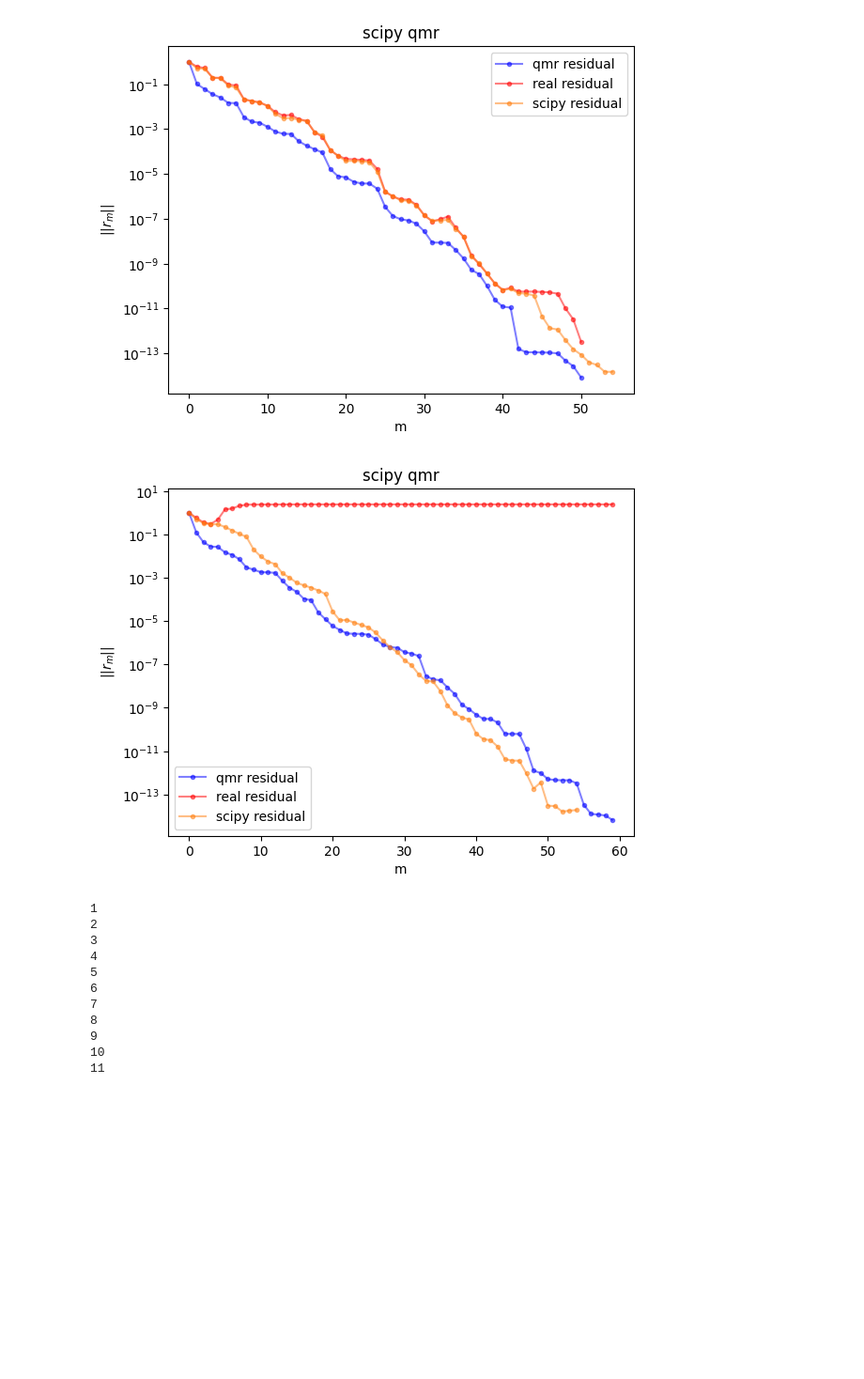
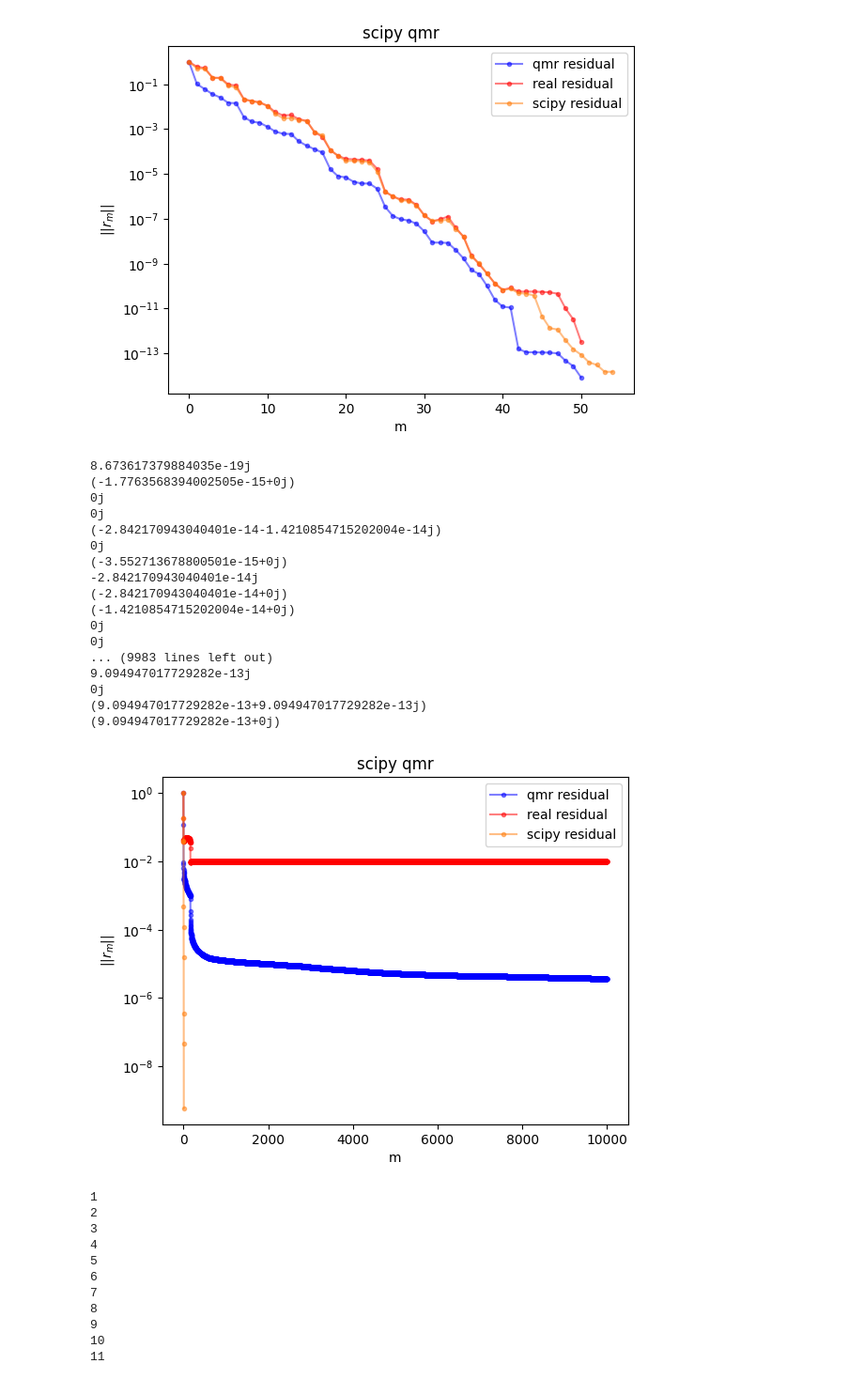
Before and after one commit to KozlovNA/bcg_and_qmr, a Jupyter notebook: bcg_and_qmr.ipynb, the cells around one changed output. Shown at 94% size. Saved outputs shown, nothing was run; the diff lists cells and outputs as text; code cells hidden in the pictures; blank space fills up the shorter version.

Commit message:
complex qmr

```diff
--- a/bcg_and_qmr.ipynb
+++ b/bcg_and_qmr.ipynb
@@ -258,32 +258,28 @@ def cqmr(A, b, x0, max_iter=10000, tol=1e-6):
     for m in np.arange(1, max_iter):
         alpha_m = np.vdot(A@v_m,w_m)
         v_mp1_hat = A@v_m - alpha_m*v_m - beta_m*v_mm1
-        print(v_mp1_hat)
         w_mp1_hat = A.conj().T@w_m - alpha_m*w_m - delta_m*w_mm1
         delta_mp1 = np.sqrt(np.abs(np.vdot(w_mp1_hat, v_mp1_hat)))
-        if delta_mp1 < tol:
+        if np.abs(delta_mp1) < tol:
             break
         beta_mp1 = np.vdot(w_mp1_hat, v_mp1_hat) / delta_mp1
         v_mp1 = v_mp1_hat / delta_mp1
         w_mp1 = w_mp1_hat / beta_mp1
 
-        #modification for complex numbers
-        beta_m = np.abs(beta_m)
-        delta_mp1 = np.abs(delta_mp1)
-        alpha_m = np.abs(alpha_m)
+        t_m_m_mm1 = -beta_m*np.conj(c_mm2)*np.conj(s_mm1) + alpha_m*np.conj(c_mm1)
+        # sc_m_denom = np.sqrt( (t_m_m_mm1)**2 + (delta_mp1)**2 )
+        sc_m_denom = np.sqrt( np.abs(t_m_m_mm1)**2 + np.abs(delta_mp1)**2 )
+        s_m = np.conj(delta_mp1) / sc_m_denom
+        c_m = np.conj(t_m_m_mm1) / sc_m_denom
 
-        t_m_m_mm1 = -beta_m*c_mm2*s_mm1 + alpha_m*c_mm1
-        # sc_m_denom = np.sqrt( (t_m_m_mm1)**2 + (delta_mp1)**2 )
-        sc_m_denom = np.sqrt( t_m_m_mm1**2 + delta_mp1**2 )
-        s_m = delta_mp1 / sc_m_denom
-        c_m = ( t_m_m_mm1 ) / sc_m_denom
-
-        gamma_mp1 = -s_m*gamma_m
+        gamma_mp1 = -np.conj(s_m)*gamma_m
         g = np.append(g, np.abs(gamma_mp1)/np.linalg.norm(r0))
         gamma_m = c_m * gamma_m
 
+        print(-np.conj(s_m)*t_m_m_mm1 + np.conj(c_m)*delta_mp1)
+
         t_m_m = c_m * t_m_m_mm1 + s_m * delta_mp1
-        t_mm1_m = beta_m*c_mm2*c_mm1 + alpha_m*s_mm1
+        t_mm1_m = beta_m*np.conj(c_mm2)*c_mm1 + alpha_m*s_mm1
 
         p_m = 1/t_m_m * (v_m - (beta_m*s_mm2)*p_mm2 - t_mm1_m*p_mm1)
 
@@ -318,36 +314,53 @@ def cqmr(A, b, x0, max_iter=10000, tol=1e-6):
     plt.ylabel(r'$\gamma_{m+1} \;/\; ||r_0||$')
     plt.semilogy()
     plt.grid()
     plt.legend()
     # plt.show()
 
 import cmath
-N = 100
-A = matrix_with_singular_values(np.random.uniform(90.0, 100.0, N), N,N) + np.random.uniform(-10,10,(N,N))# + 1.0j*np.random.uniform(-10,10,(N,N))
+N = 10
+A = matrix_with_singular_values(np.random.uniform(90.0, 100.0, N), N,N) + np.random.uniform(-10,10,(N,N)) + 1.0j*np.random.uniform(-1,1,(N,N))
 b = np.random.rand(N)
 x0 = np.zeros(N)
 
 cqmr(A,b,x0,tol=1e-14)
 
 import scipy.sparse.linalg as scp
 i = [0]
 residuals = np.zeros(10000)
 residuals[0] = 1.0
 r0_norm = np.linalg.norm(A@x0-b)
 def callback_qmr(x, i, r0_norm, residuals):
     i[0] = i[0] + 1
     residuals[i[0]]=np.linalg.norm(A@x-b)/r0_norm
 scp.qmr(A,b,x0,callback= lambda x: callback_qmr(x,i,r0_norm,residuals),tol=1e-14)
 plt.plot(np.arange(0, i[0]), residuals[:i[0]], marker='o', markersize=3, linestyle='-', color='tab:orange', alpha=0.5, label='scipy residual')
 plt.title(r'scipy qmr')
 plt.xlabel('m')
 plt.ylabel(r'$||r_m||$')
 plt.semilogy()
 plt.grid()
 plt.legend()
 plt.show()
 # %% [output]
+8.673617379884035e-19j
+(-1.7763568394002505e-15+0j)
+0j
+0j
+(-2.842170943040401e-14-1.4210854715202004e-14j)
+0j
+(-3.552713678800501e-15+0j)
+-2.842170943040401e-14j
+(-2.842170943040401e-14+0j)
+(-1.4210854715202004e-14+0j)
+0j
+0j
+... (9983 lines left out)
+9.094947017729282e-13j
+0j
+(9.094947017729282e-13+9.094947017729282e-13j)
+(9.094947017729282e-13+0j)
-[figure, old version]
+[figure, new version]
 # %%
 import numpy as np
 import matplotlib.pyplot as plt
```
